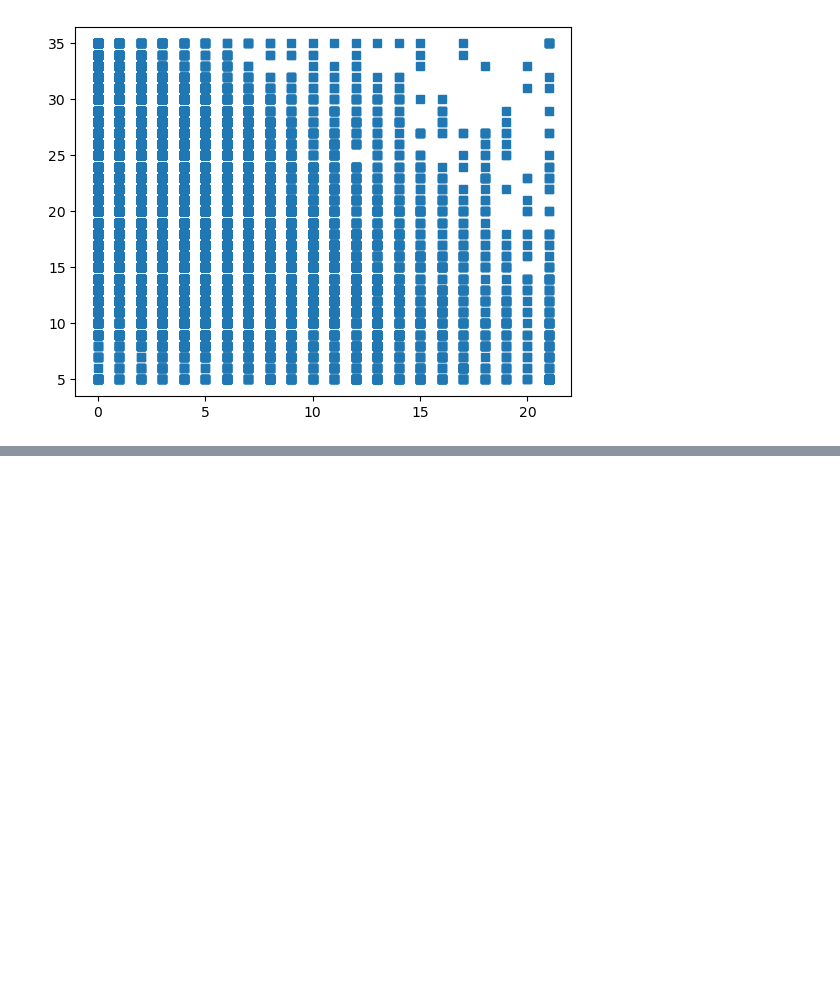
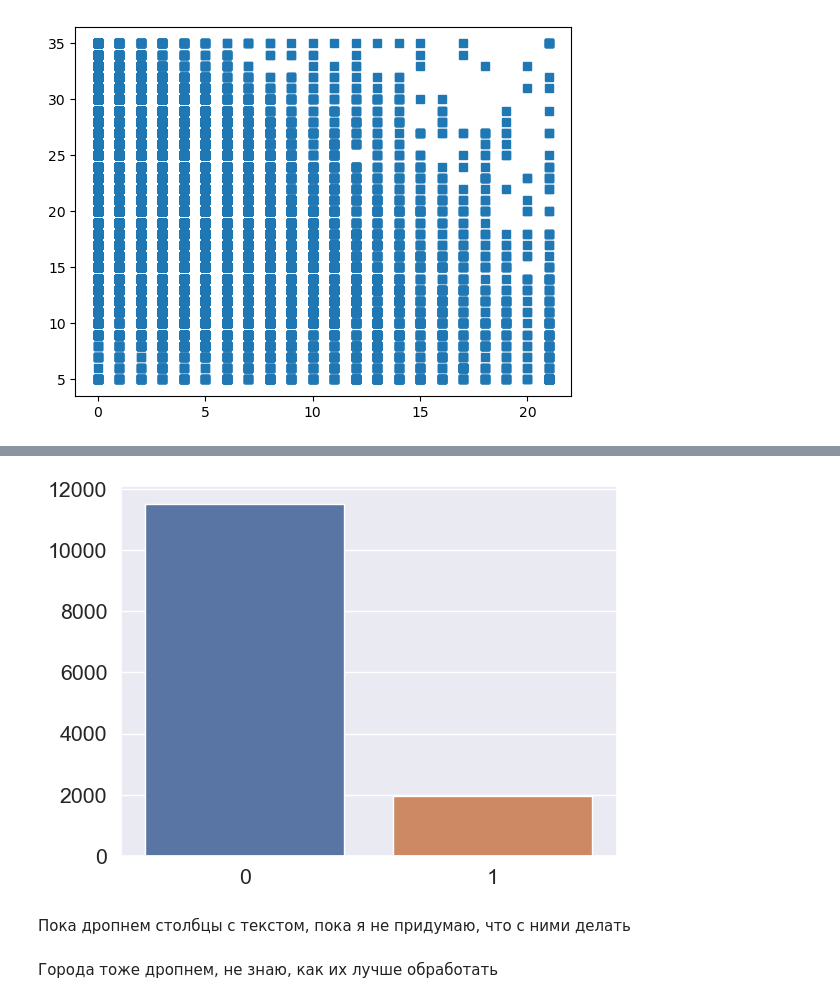
Before and after one commit to Anbionchik/Git_brain_lessons, a Jupyter notebook: Final_project/Final work book.ipynb, the cells around one changed output, grey strips where cells are left out. Saved outputs shown, nothing was run; the diff lists cells and outputs as text; code cells hidden in the pictures; blank space fills up the shorter version.

```diff
--- a/Final_project/Final work book.ipynb
+++ b/Final_project/Final work book.ipynb
@@ -245,0 +300,7 @@ memory usage: 2.5+ MB
+# %%
+df.GADE.fillna(df.GADE.value_counts().index[1] , inplace=True)
+df.Hours.fillna(df.Hours.mean() , inplace=True)
+df.streams.fillna(df.streams.mean() , inplace=True)
+df.League.fillna(df.League.value_counts().index[1] , inplace=True)
+df.Narcissism.fillna(df.Narcissism.value_counts().index[1] , inplace=True)
+df.Work.fillna(df.Work.value_counts().index[1] , inplace=True)
@@ -245,0 +327,7 @@ memory usage: 2.5+ MB
+# %%
+df['target'] = np.where(df['GAD_T'] > 10, 1, 0)
+# %%
+sns.barplot(x=df['target'].value_counts().index, y=df['target'].value_counts().values)
+plt.show()
+# %% [output]
+[figure, added]
@@ -245,0 +338,2 @@ memory usage: 2.5+ MB
+# %% [markdown]
+Пока дропнем столбцы с текстом, пока я не придумаю, что с ними делать
@@ -245,0 +342,2 @@ memory usage: 2.5+ MB
+# %% [markdown]
+Города тоже дропнем, не знаю, как их лучше обработать
```
Also changed, not shown: parts of 26 cells of this notebook, 4 other files.
